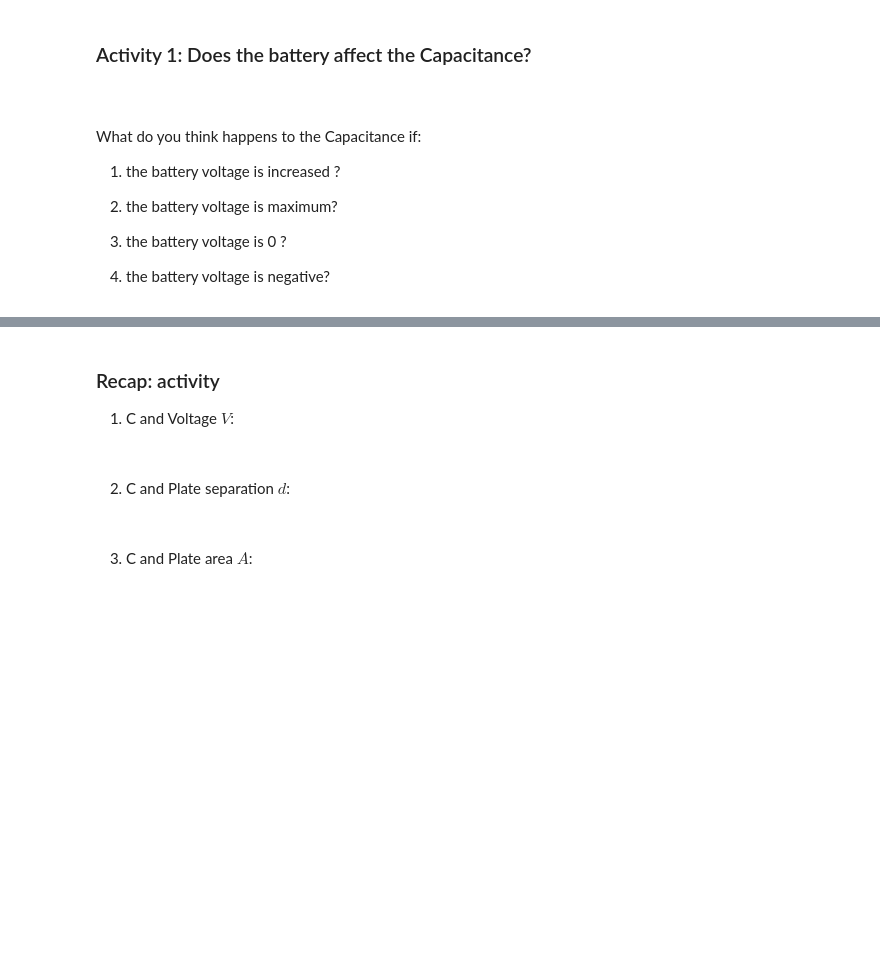
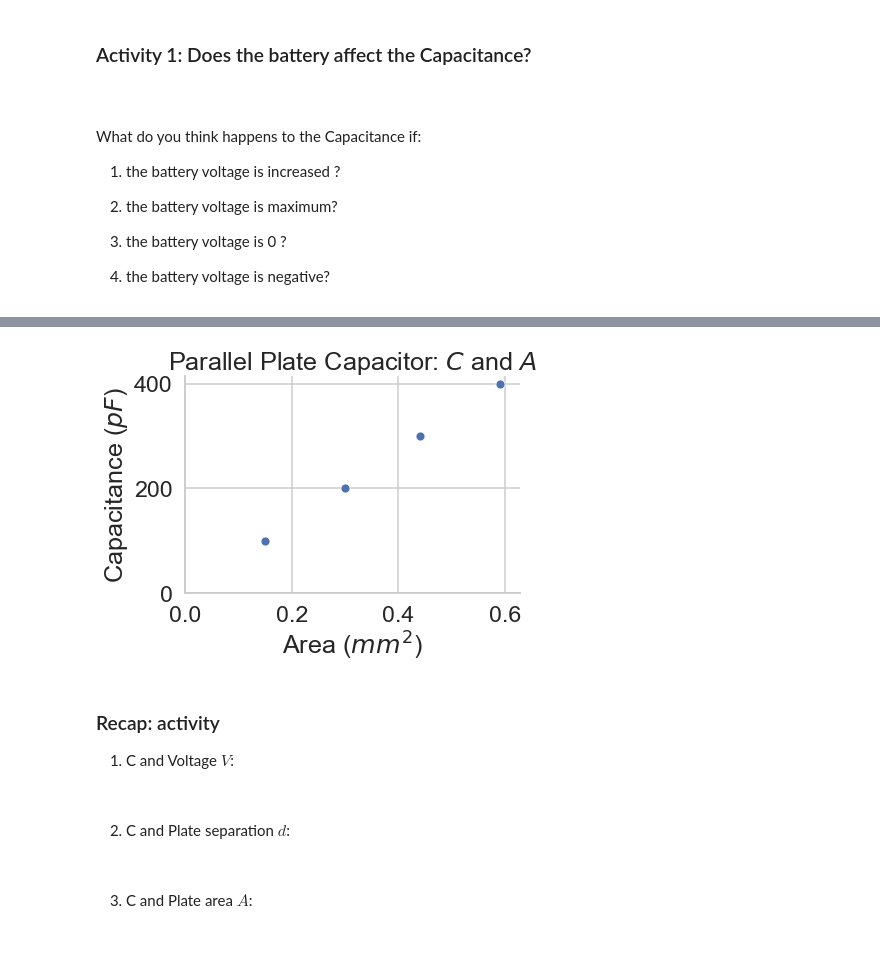
Before and after one commit to firasm/capacitor_talk, a Jupyter notebook: Capacitor.ipynb, the cells around one changed output, grey strips where cells are left out. Saved outputs shown, nothing was run; the diff lists cells and outputs as text; code cells hidden in the pictures; blank space fills up the shorter version.

```diff
--- a/Capacitor.ipynb
+++ b/Capacitor.ipynb
@@ -202,3 +195,10 @@ plt.plot(capacitance,area,'o--')
+# %%
+capacitance = [0.15, 0.30, 0.44,  0.59 ] # units: pF
+area       =  [100,200,300,400 ]# units: mm^2
+
+plot_AC(capacitance,area)
+# %% [output]
+[figure, added]
 # %% [markdown]
 ### Recap: activity
 
```
Also changed, not shown: parts of 45 cells of this notebook, 6 other files.
